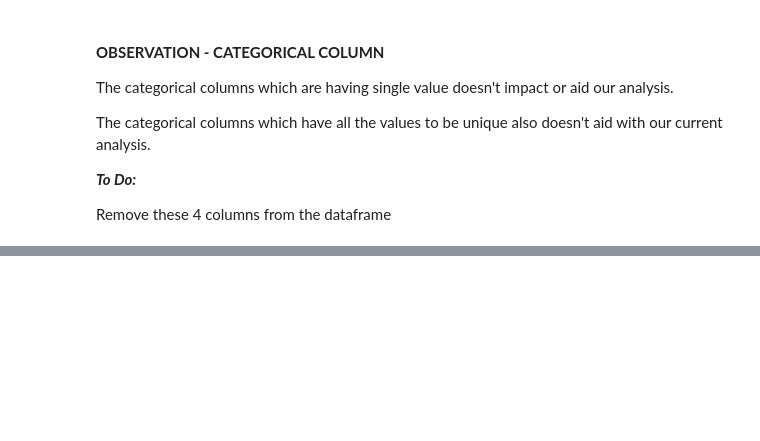
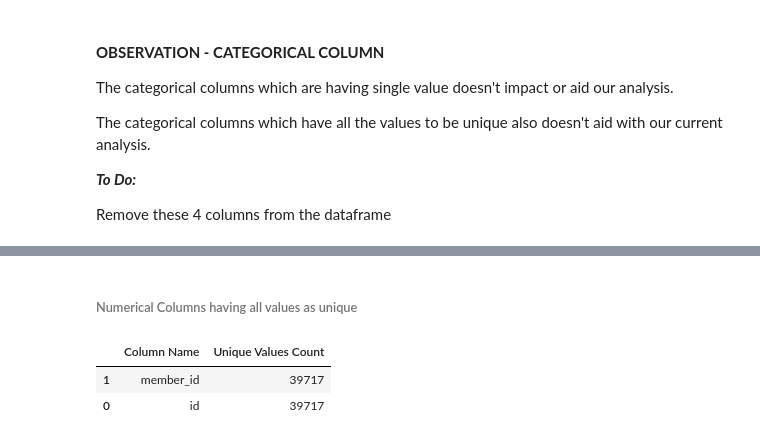
Before and after one commit to Theveetha/LendingClub_EDA_CaseStudy, a Jupyter notebook: LendingClub_EDA.ipynb, the cells around one changed output, grey strips where cells are left out. Saved outputs shown, nothing was run; the diff lists cells and outputs as text; code cells hidden in the pictures; blank space fills up the shorter version.

```diff
--- a/LendingClub_EDA.ipynb
+++ b/LendingClub_EDA.ipynb
@@ -225,0 +245,8 @@ Remove these 4 columns from the dataframe
+# %% [markdown]
+###### Numerical Columns having all values as unique
+# %%
+num_cols_df[num_cols_df['Unique Values Count'] == data.shape[0]]
+# %% [output]
+|  | Column Name | Unique Values Count |
+| 1 | member_id | 39717 |
+| 0 | id | 39717 |
```
Also changed, not shown: parts of 5 cells of this notebook.
